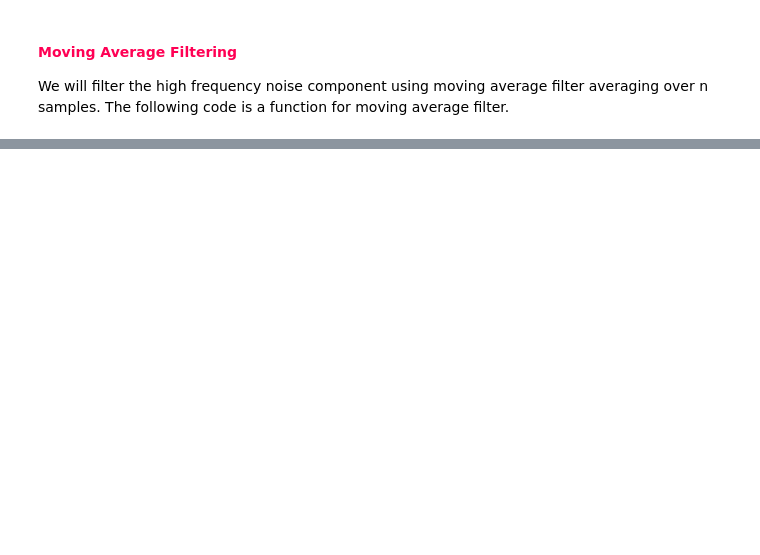
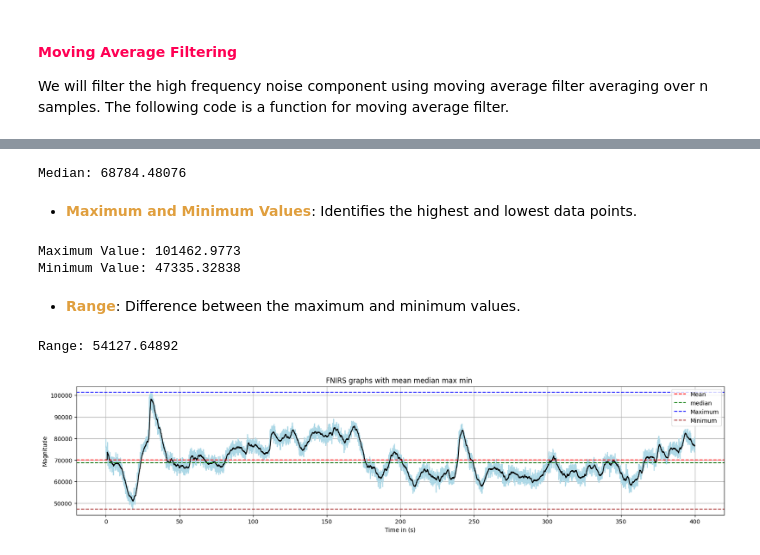
Before and after one commit to shreenandansonu/Signal-and-System-FNIRS-TSA, a Jupyter notebook: Timedomain.ipynb, the cells around one changed output, grey strips where cells are left out. Drawn from its saved outputs; the diff is of its cells as text; code cells hidden in the pictures; blank space fills up the shorter version.

```diff
--- a/Timedomain.ipynb
+++ b/Timedomain.ipynb
@@ -148,0 +92,3 @@ dtype: float64
+# %%
+average=data_main[:,1].sum()/row_num
+print(f"Average: {average}")
@@ -148,0 +99,39 @@ dtype: float64
+# %%
+sort_data=np.sort(data_main[:,1]) #arranging the series in order
+median=(sort_data[row_num//2]+sort_data[(row_num+1)//2])/2  #taking the average of the 2 mid values
+print(f"Median: {median}")
+# %% [output]
+Median: 68784.48076
+# %% [markdown]
+- **<span style="color:#e09f3e">Maximum and Minimum Values**: Identifies the highest and lowest data points.
+# %%
+max_value=data_main[:,1].max()
+min_value=data_main[:,1].min()
+print(f"Maximum Value: {max_value}")
+print(f"Minimum Value: {min_value}")
+# %% [output]
+Maximum Value: 101462.9773
+Minimum Value: 47335.32838
+# %% [markdown]
+- **<span style="color:#e09f3e">Range**: Difference between the maximum and minimum values.
+# %%
+range=max_value-min_value
+print(f"Range: {range}")
+# %% [output]
+Range: 54127.64892
+# %%
+plt.figure(figsize=(20,4))
+plt.plot(data_main[:,0],data_main[:,1], color='lightblue')
+plt.plot(data_main[:,0],filtered_data, color='black')
+plt.axhline(y=average,linestyle='dashed', color='red',label='Mean') #to draw horizontal fixed line
+plt.axhline(y=median,linestyle='dashed', color='green',label='Median')
+plt.axhline(y=max_value,linestyle='dashed', color='blue',label='Maximum')
+plt.axhline(y=min_value,linestyle='dashed', color='brown',label='Minimum')
+plt.title("FNIRS graphs with mean median max min ")
+plt.xlabel("Time in (s)")
+plt.ylabel("Magnitude")
+plt.legend(loc='upper right')
+plt.grid()
+plt.show()
+# %% [output]
+[figure, added]
```
Also changed, not shown: parts of 11 cells of this notebook.
